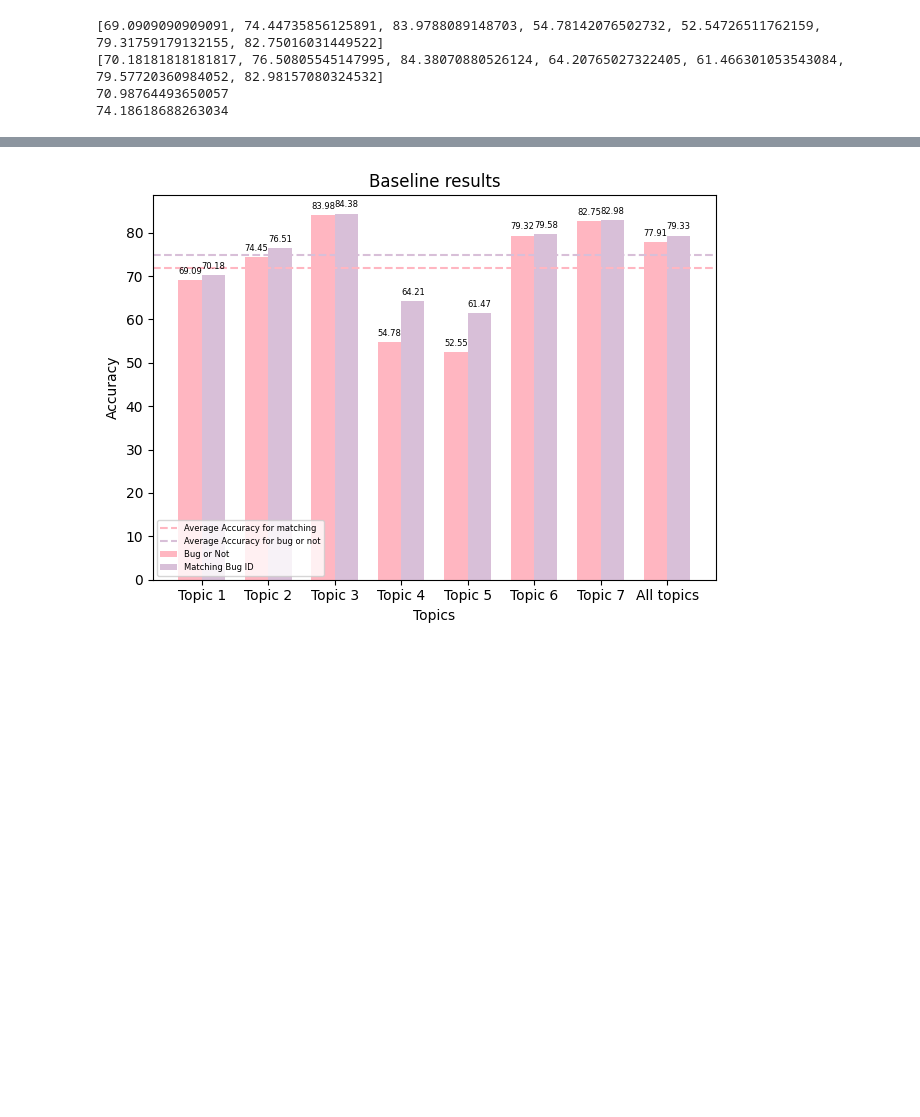
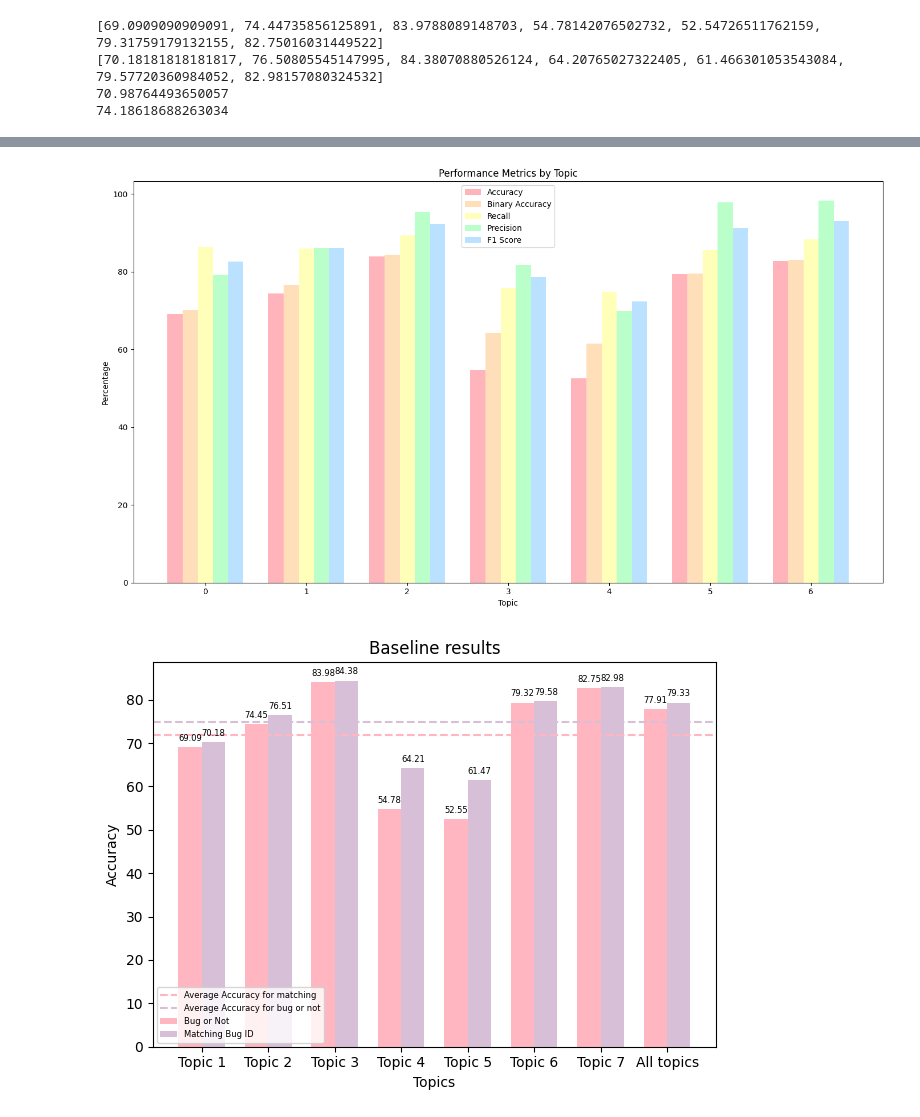
Before and after one commit to qas-lab/LaneyREU, a Jupyter notebook: Laney_REU_2024_draft3_no_summaries.ipynb, the cells around one changed output, grey strips where cells are left out. Saved outputs shown, nothing was run; the diff lists cells and outputs as text; code cells hidden in the pictures; blank space fills up the shorter version.

```diff
--- a/Laney_REU_2024_draft3_no_summaries.ipynb
+++ b/Laney_REU_2024_draft3_no_summaries.ipynb
@@ -961 +1107,28 @@ binaryAccuracyList.append(whole_df_binary_accuracy)
+# %%
+# Plot the results
+topics = range(7)
+bar_width = 0.15
+index = np.arange(len(topics))
+
+fig, ax = plt.subplots(figsize=(14, 8))
+
+# Define pastel rainbow colors
+colors = ['#FFB3BA', '#FFDFBA', '#FFFFBA', '#BAFFC9', '#BAE1FF']
+
+bar1 = plt.bar(index, accuracy_values, bar_width, label='Accuracy', color=colors[0])
+bar2 = plt.bar(index + bar_width, binary_accuracy_values, bar_width, label='Binary Accuracy', color=colors[1])
+bar3 = plt.bar(index + 2 * bar_width, recall_values, bar_width, label='Recall', color=colors[2])
+bar4 = plt.bar(index + 3 * bar_width, precision_values, bar_width, label='Precision', color=colors[3])
+bar5 = plt.bar(index + 4 * bar_width, f1_values, bar_width, label='F1 Score', color=colors[4])
+
+plt.xlabel('Topic')
+plt.ylabel('Percentage')
+plt.title('Performance Metrics by Topic')
+plt.xticks(index + 2 * bar_width, topics)
+plt.legend()
+
+plt.tight_layout()
+plt.show()
+# %% [output]
+[figure, added]
 # %%
```
Also changed, not shown: parts of 27 cells of this notebook.
